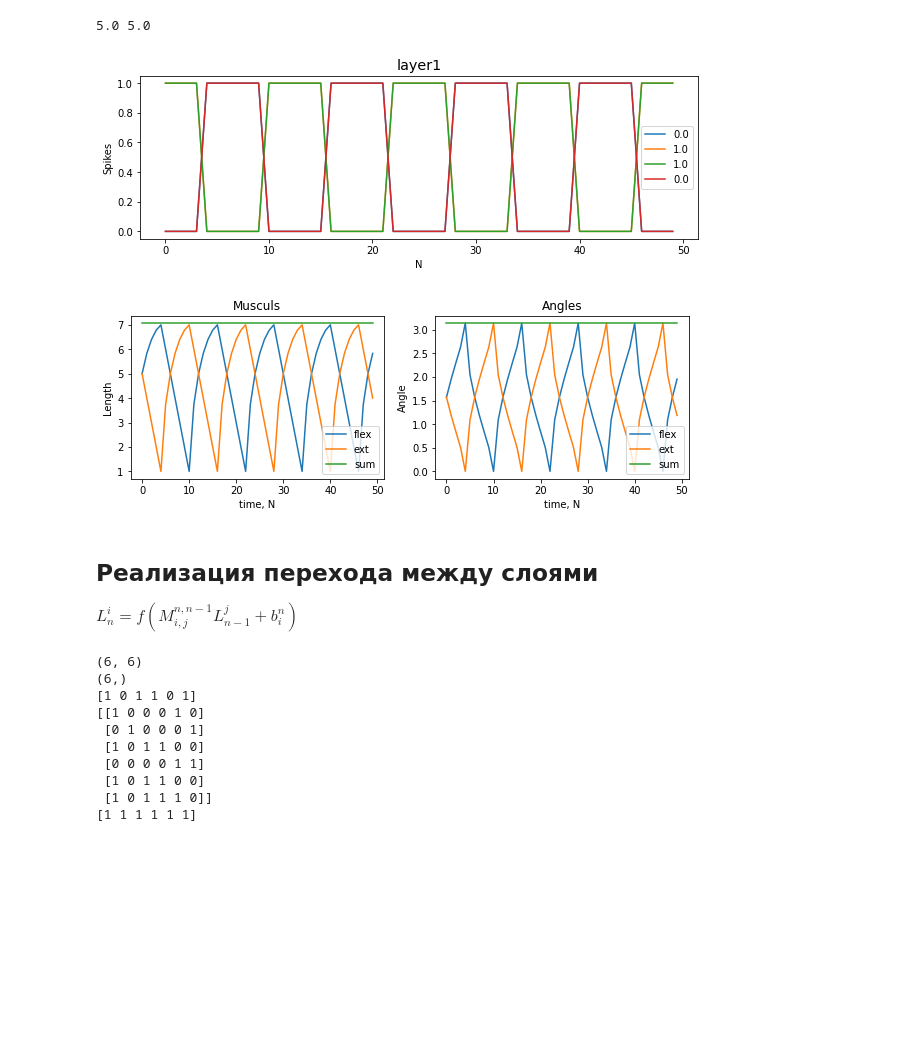
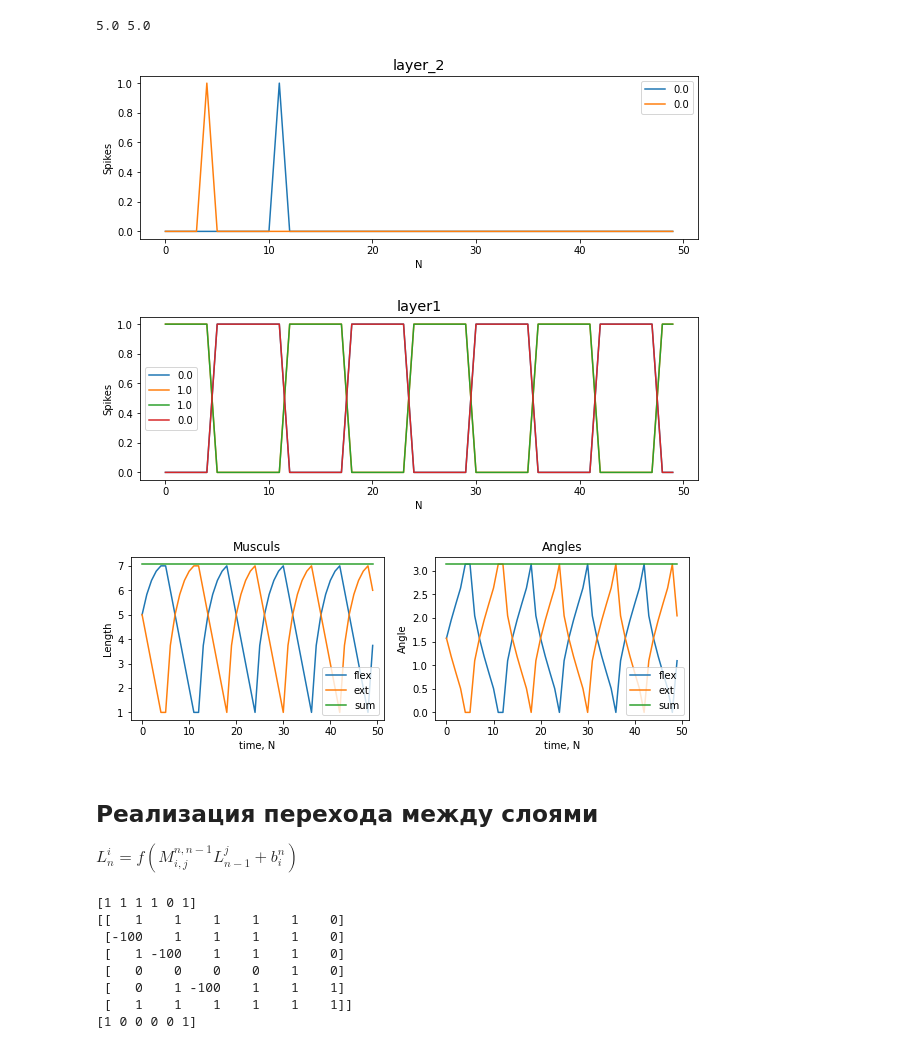
Before and after one commit to brodayagabro/Cat_locomotion, a Jupyter notebook: develop.ipynb, the cells around one changed output. Saved outputs shown, nothing was run; the diff lists cells and outputs as text; code cells hidden in the pictures; blank space fills up the shorter version.

```diff
--- a/develop.ipynb
+++ b/develop.ipynb
@@ -1,31 +1,33 @@
 # %%
 import numpy as np
 from matplotlib import pyplot as plt
 from Models.Limb import Limb
 from Models.Runner import Runner
 
 # activation functions
 sigmoid = lambda t: 1/(1+np.exp(-t))
 f = lambda t: (t >= 1).astype(float)
-act1 = lambda x: ((x+3)//6)%2 #сюда надо веса и как либо обучать
+act1 = lambda x: ((x+1)//6)%2 #сюда надо веса и как либо обучать
 
 N = 50
 
 time = list(range(N))
 
 segment = Limb(10, 3, 4, [1, 0], [0, 0, 0, 0], [])
 simulation = Runner(N, segment)
 
 segment = simulation.run_simulate(act1)
 #print(simulation.get_detector())
+simulation.display_layer("layer_2")
 simulation.display_layer("layer1")
 simulation.display_limb()
 #time
 time = list(range(N))
 # %% [output]
 5.0 5.0
-[figure, old version]
+[figure, new version]
-[figure, old version]
+[figure, new version]
+[figure, added]
 # %% [markdown]
 ## Реализация перехода между слоями
 
@@ -44,8 +46,6 @@ class CPGnet:
         self.network = np.random.randint(2, size=N, dtype=int)
         size = (N, N)
         self.weigths = W
-        print(self.weigths.shape)
-        print(self.network.shape)
 
     def feedforward(self):
         W = self.weigths
@@ -56,8 +56,18 @@ class CPGnet:
         return self.network
     def get_weights(self):
         return self.weigths
+        # нужно сдружить нейроны по схеме в статье
+# Подумать как будет выглядеть вектор свободных членов для вычичслений
 N = 6
-W = np.random.randint(2, size=(N, N), dtype = int)
+W = np.array([
+    [1, 1, 1, 1, 1, 0],
+    [-100, 1, 1, 1, 1, 0],
+    [1, -100, 1, 1,1, 0],
+    [0, 0, 0, 0, 1, 0],
+    [0, 1, -100, 1, 1, 1],
+    [1, 1, 1, 1, 1, 1]
+]
+            )
 net = CPGnet(N, W)
 r = net.status()
 print(r)
@@ -68,13 +78,11 @@ r = f(np.dot(W, r))
 net.feedforward()
 print(net.status())
 # %% [output]
-(6, 6)
-(6,)
-[1 0 1 1 0 1]
-[[1 0 0 0 1 0]
- [0 1 0 0 0 1]
- [1 0 1 1 0 0]
- [0 0 0 0 1 1]
- [1 0 1 1 0 0]
- [1 0 1 1 1 0]]
-[1 1 1 1 1 1]
+[1 1 1 1 0 1]
+[[   1    1    1    1    1    0]
+ [-100    1    1    1    1    0]
+ [   1 -100    1    1    1    0]
+ [   0    0    0    0    1    0]
+ [   0    1 -100    1    1    1]
+ [   1    1    1    1    1    1]]
+[1 0 0 0 0 1]
```
Also changed, not shown: 5 other files.
